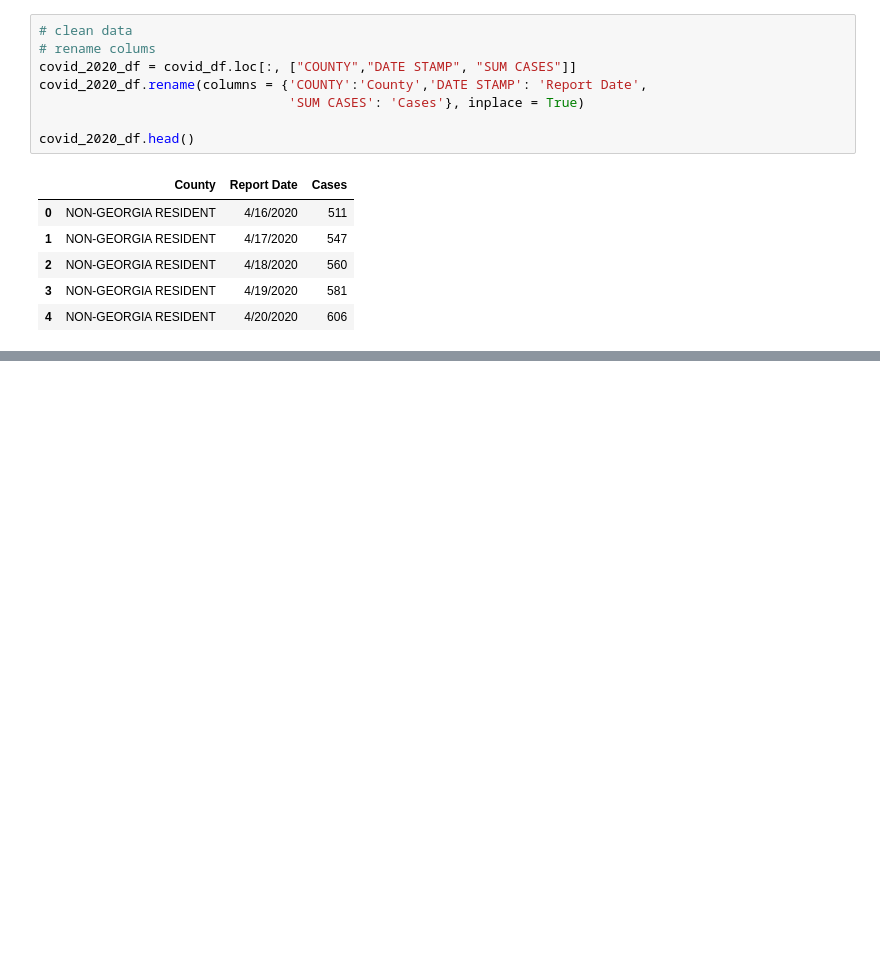
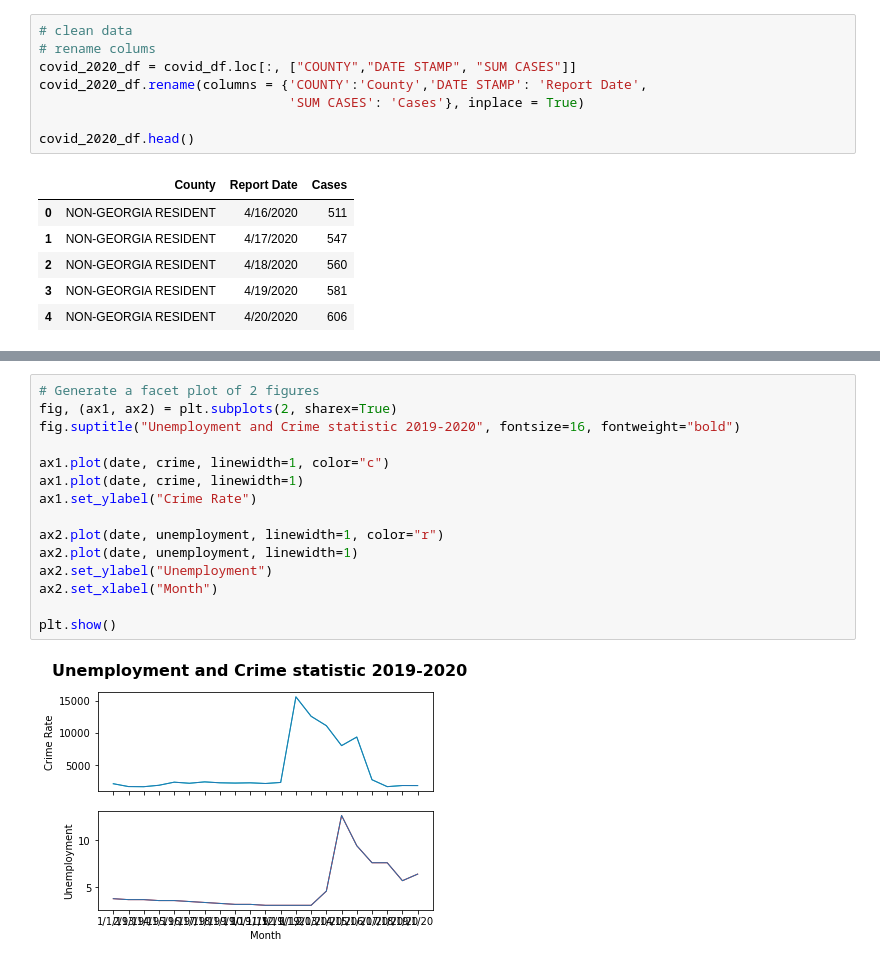
Before and after one commit to lrios215/project_1, a Jupyter notebook: Project1.ipynb, the cells around one changed output, grey strips where cells are left out. Saved outputs shown, nothing was run; the diff lists cells and outputs as text; blank space fills up the shorter version.

```diff
--- a/Project1.ipynb
+++ b/Project1.ipynb
@@ -190,0 +224,17 @@ unemployment
+# %%
+# Generate a facet plot of 2 figures
+fig, (ax1, ax2) = plt.subplots(2, sharex=True)
+fig.suptitle("Unemployment and Crime statistic 2019-2020", fontsize=16, fontweight="bold")
+
+ax1.plot(date, crime, linewidth=1, color="c")
+ax1.plot(date, crime, linewidth=1)
+ax1.set_ylabel("Crime Rate")
+
+ax2.plot(date, unemployment, linewidth=1, color="r")
+ax2.plot(date, unemployment, linewidth=1)
+ax2.set_ylabel("Unemployment")
+ax2.set_xlabel("Month")
+
+plt.show()
+# %% [output]
+[figure, added]
```
Also changed, not shown: parts of 7 cells of this notebook, 3 other files.
